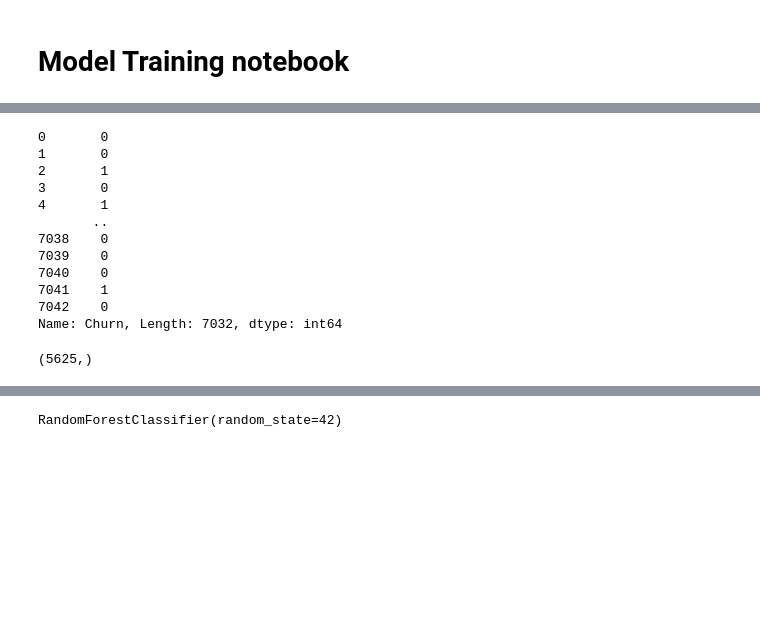
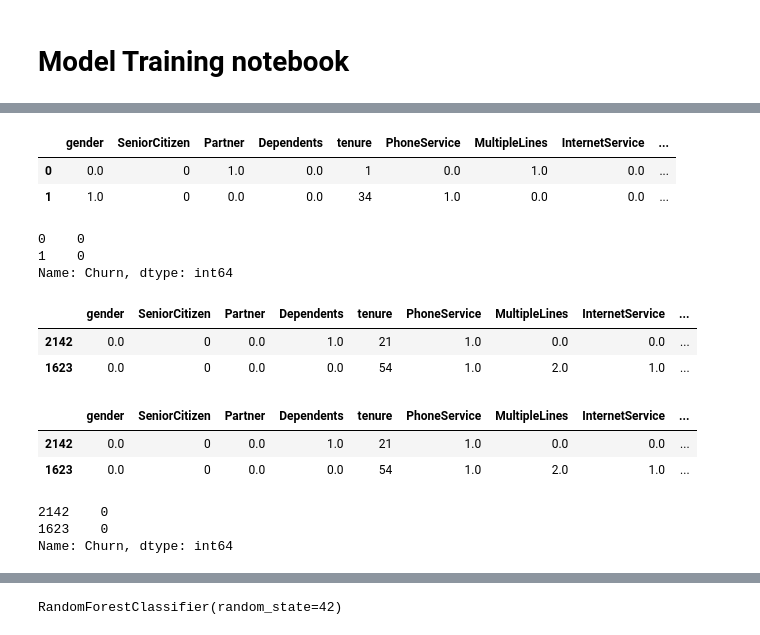
Before and after one commit to shreejoysarkar/Customer-Churn-Analyzer, a Jupyter notebook: notebook/trails(MODEL_TRAINING).ipynb, the cells around one changed output, grey strips where cells are left out. Saved outputs shown, nothing was run; the diff lists cells and outputs as text; code cells hidden in the pictures; blank space fills up the shorter version.

```diff
--- a/notebook/trails(MODEL_TRAINING).ipynb
+++ b/notebook/trails(MODEL_TRAINING).ipynb
@@ -91,17 +128,8 @@ memory usage: 1.1 MB
 X = df.drop('Churn', axis=1)
 y = df['Churn']
 # %%
-y
+X.head(2)
 # %% [output]
-0       0
-1       0
-2       1
-3       0
-4       1
-       ..
-7038    0
-7039    0
-7040    0
-7041    1
-7042    0
-Name: Churn, Length: 7032, dtype: int64
+|  | gender | SeniorCitizen | Partner | Dependents | tenure | PhoneService | MultipleLines | InternetService | ... |
+| 0 | 0.0 | 0 | 1.0 | 0.0 | 1 | 0.0 | 1.0 | 0.0 | ... |
+| 1 | 1.0 | 0 | 0.0 | 0.0 | 34 | 1.0 | 0.0 | 0.0 | ... |
@@ -111,10 +136,33 @@ df.dropna(inplace=True)
+# %%
+y.head(2)
+# %% [output]
+0    0
+1    0
+Name: Churn, dtype: int64
 # %%
 # splitting the data into training and testing sets
 X_train, X_test, y_train, y_test = train_test_split(X, y, test_size=0.2, random_state=42)
+# %%
+X_train.head(2)
+# %% [output]
+|  | gender | SeniorCitizen | Partner | Dependents | tenure | PhoneService | MultipleLines | InternetService | ... |
+| 2142 | 0.0 | 0 | 0.0 | 1.0 | 21 | 1.0 | 0.0 | 0.0 | ... |
+| 1623 | 0.0 | 0 | 0.0 | 0.0 | 54 | 1.0 | 2.0 | 1.0 | ... |
 # %%
-print(y_train.shape)
+X_train.fillna(X_train.mean(), inplace=True)
+y_train.dropna(inplace=True)
-# %% [output]
-(5625,)
+# %%
+X_train.head(2)
+# %% [output]
+|  | gender | SeniorCitizen | Partner | Dependents | tenure | PhoneService | MultipleLines | InternetService | ... |
+| 2142 | 0.0 | 0 | 0.0 | 1.0 | 21 | 1.0 | 0.0 | 0.0 | ... |
+| 1623 | 0.0 | 0 | 0.0 | 0.0 | 54 | 1.0 | 2.0 | 1.0 | ... |
+# %%
+y_train.head(2)
+# %% [output]
+2142    0
+1623    0
+Name: Churn, dtype: int64
 # %%
 y_train.value_counts()
 # %% [output]
```
Also changed, not shown: parts of 20 cells of this notebook, 3 other files.
